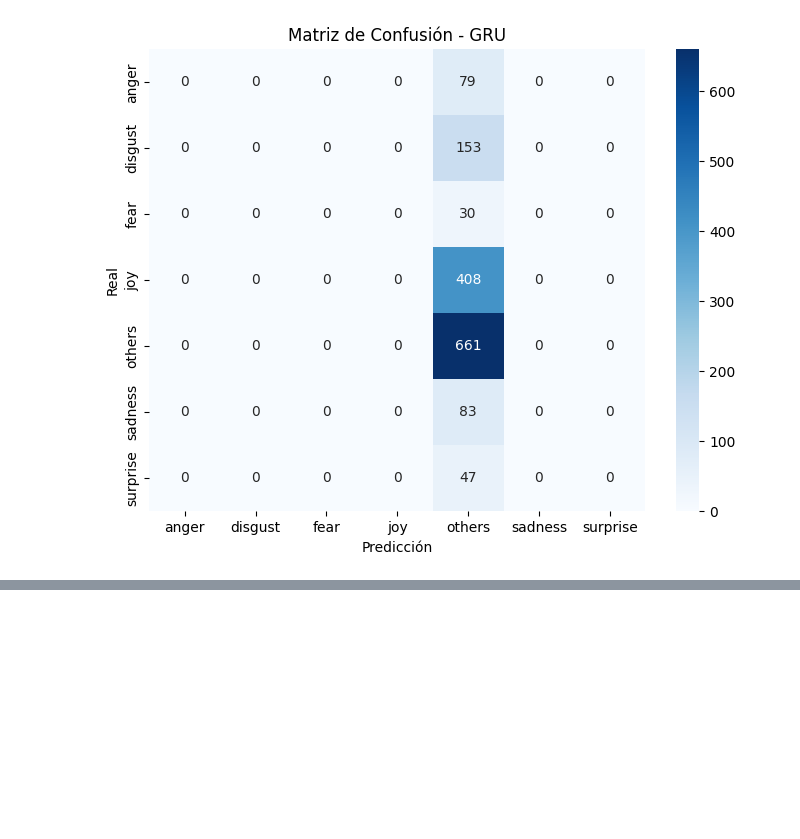
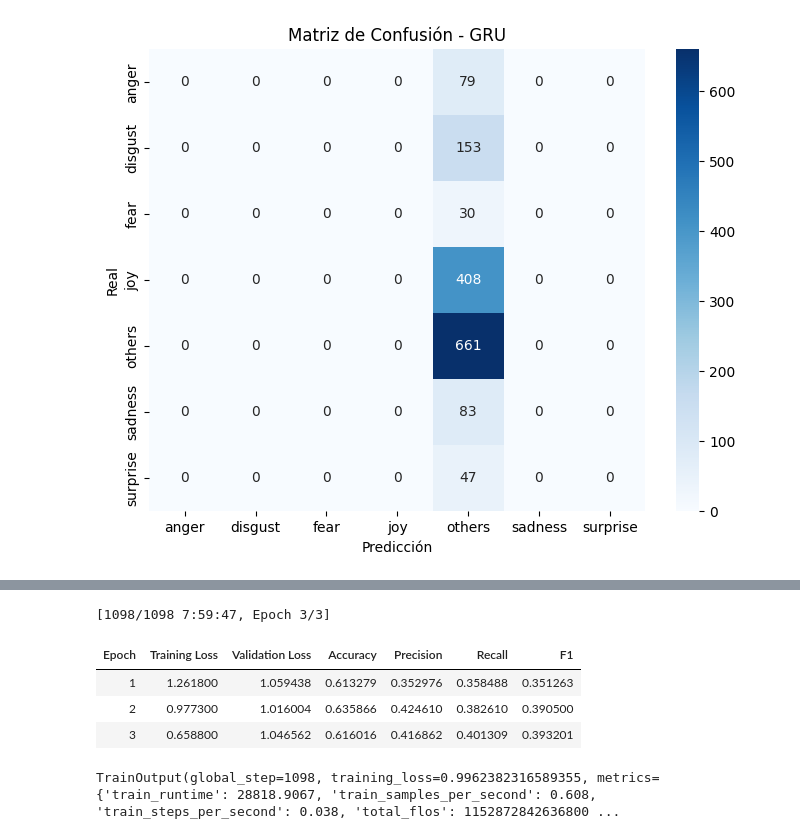
Before and after one commit to Mat11-py/NLP_project, a Jupyter notebook: Final_NLP.ipynb, the cells around one changed output, grey strips where cells are left out. Cells and saved outputs as stored; diff of their text form; code cells hidden in the pictures; blank space fills up the shorter version.

```diff
--- a/Final_NLP.ipynb
+++ b/Final_NLP.ipynb
@@ -435,0 +537,5 @@ plt.show()
+# %%
+model = AutoModelForSequenceClassification.from_pretrained(
+    "bert-base-uncased",
+    num_labels=num_labels
+)
@@ -435,0 +584,12 @@ plt.show()
+# %%
+def compute_metrics(eval_pred):
+    logits, labels = eval_pred
+    predictions = logits.argmax(axis=-1)
+    precision, recall, f1, _ = precision_recall_fscore_support(labels, predictions, average='macro')
+    acc = accuracy_score(labels, predictions)
+    return {
+        'accuracy': acc,
+        'precision': precision,
+        'recall': recall,
+        'f1': f1,
+    }
@@ -435,0 +612,19 @@ plt.show()
+# %%
+trainer = Trainer(
+    model=model,
+    args=training_args,
+    train_dataset=tokenized_dataset["train"],
+    eval_dataset=tokenized_dataset["test"],
+    tokenizer=tokenizer,
+    compute_metrics=compute_metrics
+)
+
+# Entrenar
+trainer.train()
+# %% [output]
+[1098/1098 7:59:47, Epoch 3/3]
+| Epoch | Training Loss | Validation Loss | Accuracy | Precision | Recall | F1 |
+| 1 | 1.261800 | 1.059438 | 0.613279 | 0.352976 | 0.358488 | 0.351263 |
+| 2 | 0.977300 | 1.016004 | 0.635866 | 0.424610 | 0.382610 | 0.390500 |
+| 3 | 0.658800 | 1.046562 | 0.616016 | 0.416862 | 0.401309 | 0.393201 |
+TrainOutput(global_step=1098, training_loss=0.9962382316589355, metrics={'train_runtime': 28818.9067, 'train_samples_per_second': 0.608, 'train_steps_per_second': 0.038, 'total_flos': 1152872842636800 ...
```
Also changed, not shown: parts of 28 cells of this notebook.
